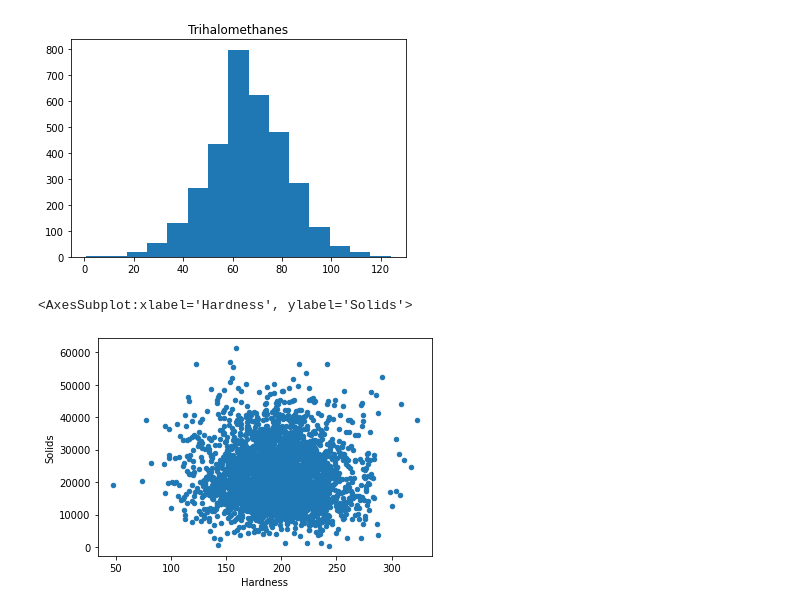
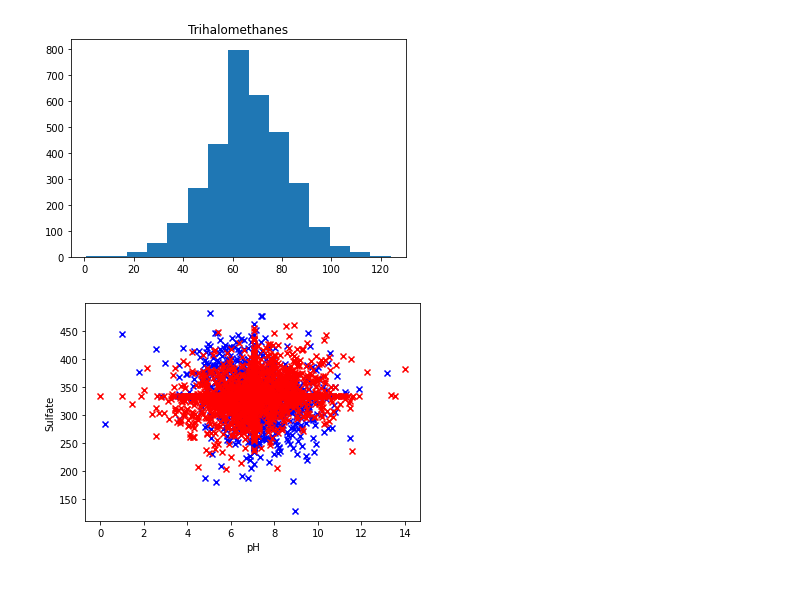
Before and after one commit to thomaspeavler/Water-Potability-Classifier, a Jupyter notebook: water-classifier.ipynb, the cells around one changed output. Saved outputs shown, nothing was run; the diff lists cells and outputs as text; code cells hidden in the pictures.

```diff
--- a/water-classifier.ipynb
+++ b/water-classifier.ipynb
@@ -147,9 +147,16 @@ data.hist(column='Trihalomethanes', grid=False, bins=15)
 # %% [output]
 array([[<AxesSubplot:title={'center':'Trihalomethanes'}>]], dtype=object)
 [figure]
-# %%
-# Look at relationship between Hardness and Solids
-data.plot.scatter(x='Hardness', y='Solids')
-# %% [output]
-<AxesSubplot:xlabel='Hardness', ylabel='Solids'>
-[figure, removed]
+# %%
+# Look at relationship between ph and Sulfate
+potable_water = data[data['Potability'] == 1]
+non_potable_water = data[data['Potability'] == 0]
+
+plt.scatter(potable_water['pH'], potable_water['Sulfate'], c='blue', marker='x')
+plt.scatter(non_potable_water['pH'], non_potable_water['Sulfate'], c='red', marker='x')
+
+plt.xlabel('pH')
+plt.ylabel('Sulfate')
+plt.show()
+# %% [output]
+[figure, added]
```
Also changed, not shown: parts of 10 cells of this notebook.
